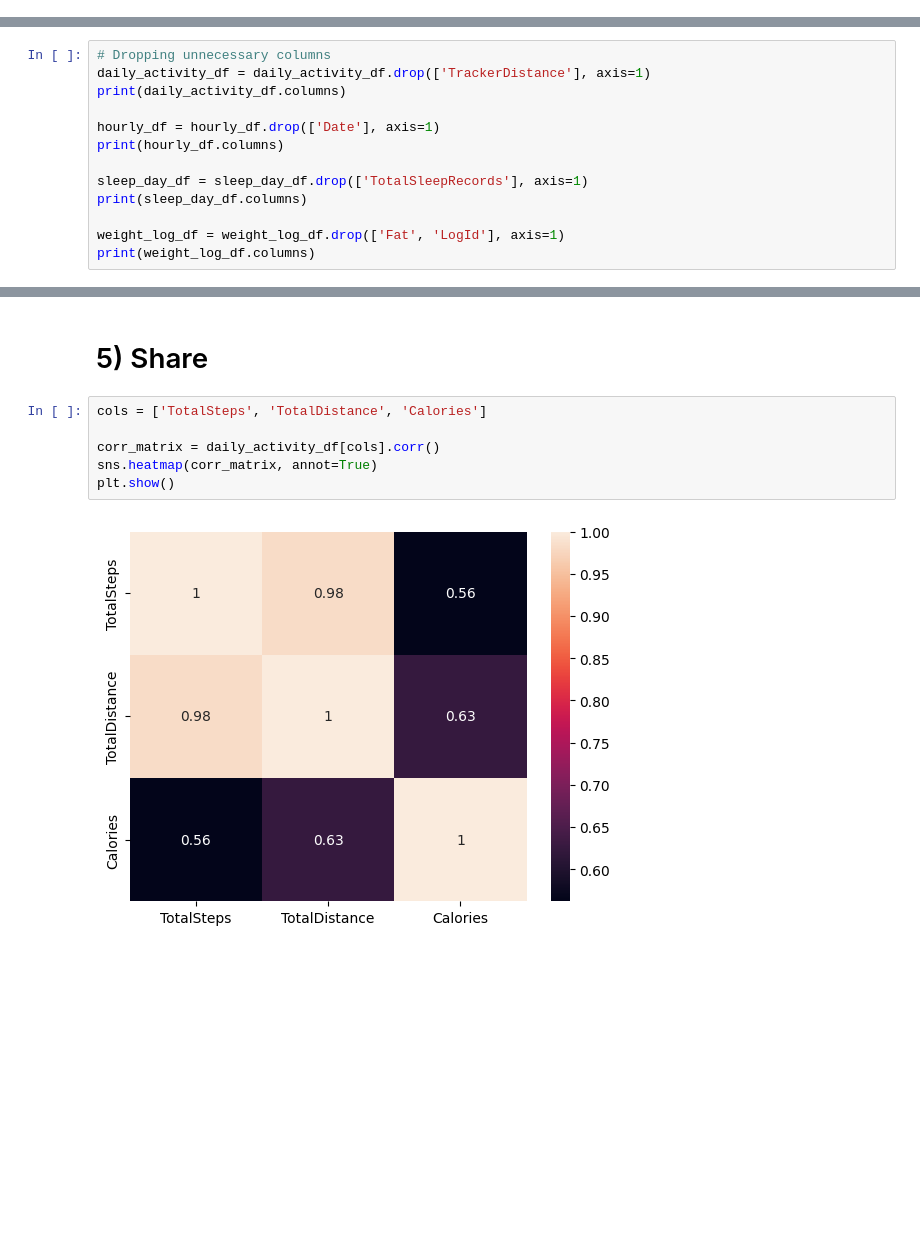
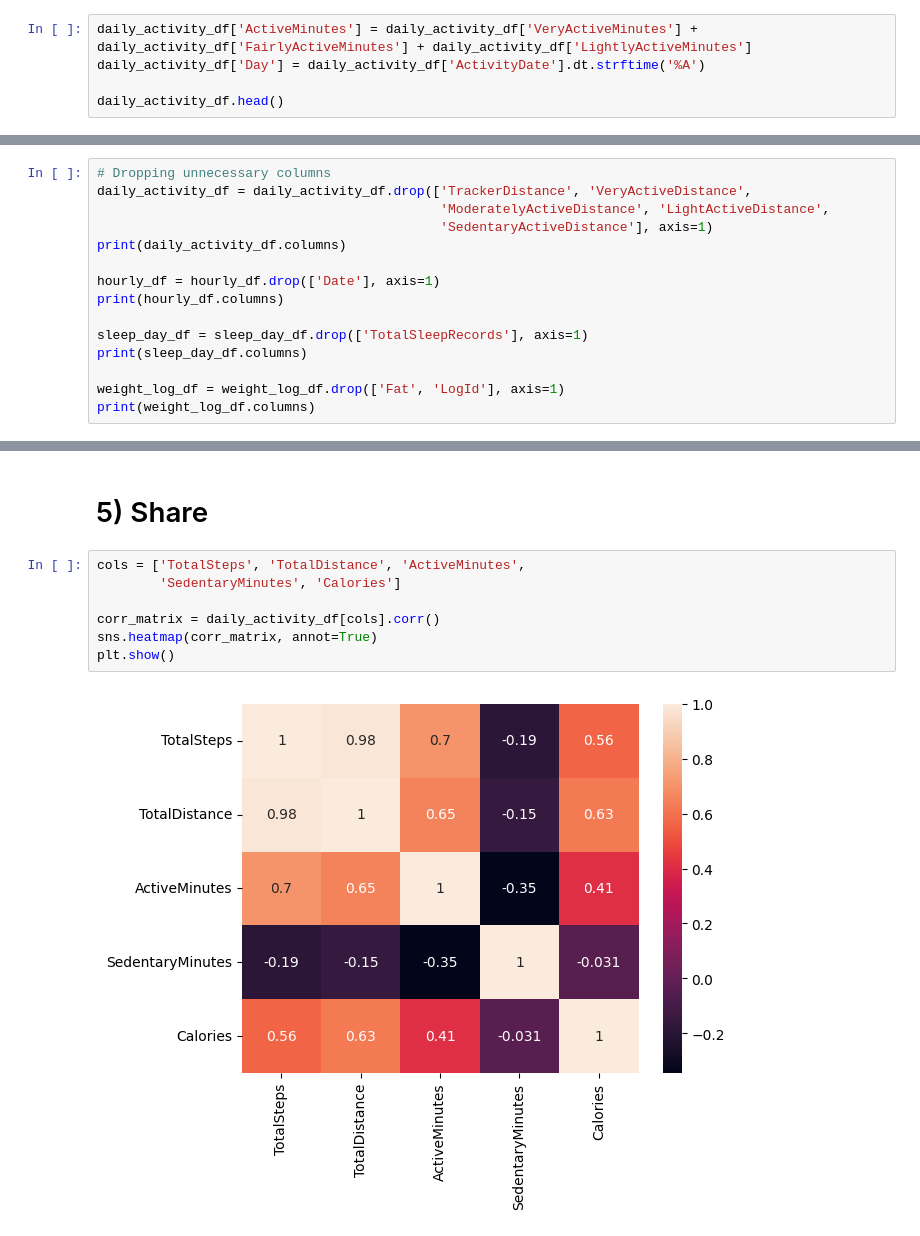
Before and after one commit to kyumin14/google-capstone, a Jupyter notebook: capstone_project_fitbit.ipynb, the cells around one changed output, grey strips where cells are left out. Cells and saved outputs as stored; diff of their text form; blank space fills up the shorter version.

Commit message:
Added some figures for the share section, added some extra columns for later analysis, changed some of the writeups

```diff
--- a/capstone_project_fitbit.ipynb
+++ b/capstone_project_fitbit.ipynb
@@ -343,3 +339,8 @@ daily_activity_df.loc[daily_activity_df['TotalSteps'] == 0]
 |  | Id | ActivityDate | TotalSteps | TotalDistance | TrackerDistance | LoggedActivitiesDistance | ... |
 # %% [markdown]
 It seems that there are no matching values in the null activity dataframe and the hourly activity dataframe. I decided to try matching up the Id of the participant with the date that the activity was at 0. This was done to keep the analyses consistent.
+# %%
+daily_activity_df['ActiveMinutes'] = daily_activity_df['VeryActiveMinutes'] + daily_activity_df['FairlyActiveMinutes'] + daily_activity_df['LightlyActiveMinutes']
+daily_activity_df['Day'] = daily_activity_df['ActivityDate'].dt.strftime('%A')
+
+daily_activity_df.head()
@@ -346,6 +368,8 @@ It seems that there are no matching values in the null activity dataframe and th
 # %%
 # Dropping unnecessary columns
-daily_activity_df = daily_activity_df.drop(['TrackerDistance'], axis=1)
+daily_activity_df = daily_activity_df.drop(['TrackerDistance', 'VeryActiveDistance',
+                                            'ModeratelyActiveDistance', 'LightActiveDistance',
+                                            'SedentaryActiveDistance'], axis=1)
 print(daily_activity_df.columns)
 
 hourly_df = hourly_df.drop(['Date'], axis=1)
@@ -458,10 +494,11 @@ Key Findings:
 # %% [markdown]
 # 5) Share
 # %%
-cols = ['TotalSteps', 'TotalDistance', 'Calories']
+cols = ['TotalSteps', 'TotalDistance', 'ActiveMinutes',
+        'SedentaryMinutes', 'Calories']
 
 corr_matrix = daily_activity_df[cols].corr()
 sns.heatmap(corr_matrix, annot=True)
 plt.show()
 # %% [output]
-[figure, old version]
+[figure, new version]
```
Also changed, not shown: parts of 33 cells of this notebook, 1 other file.
